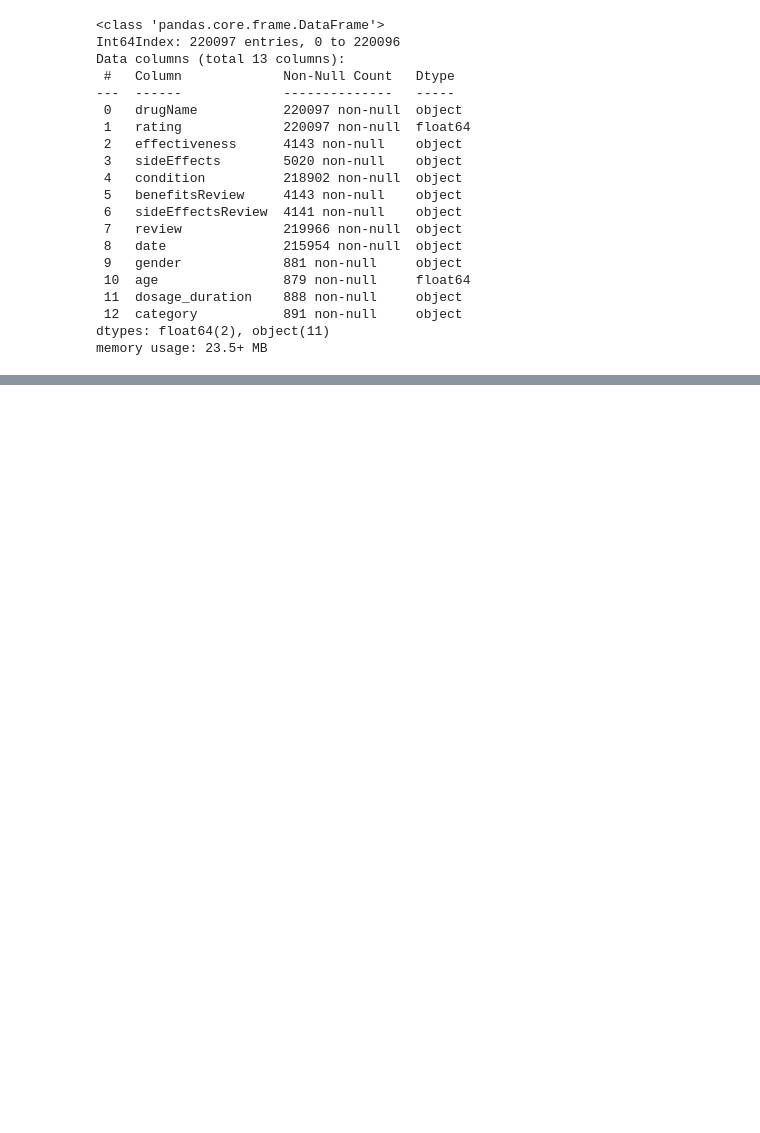
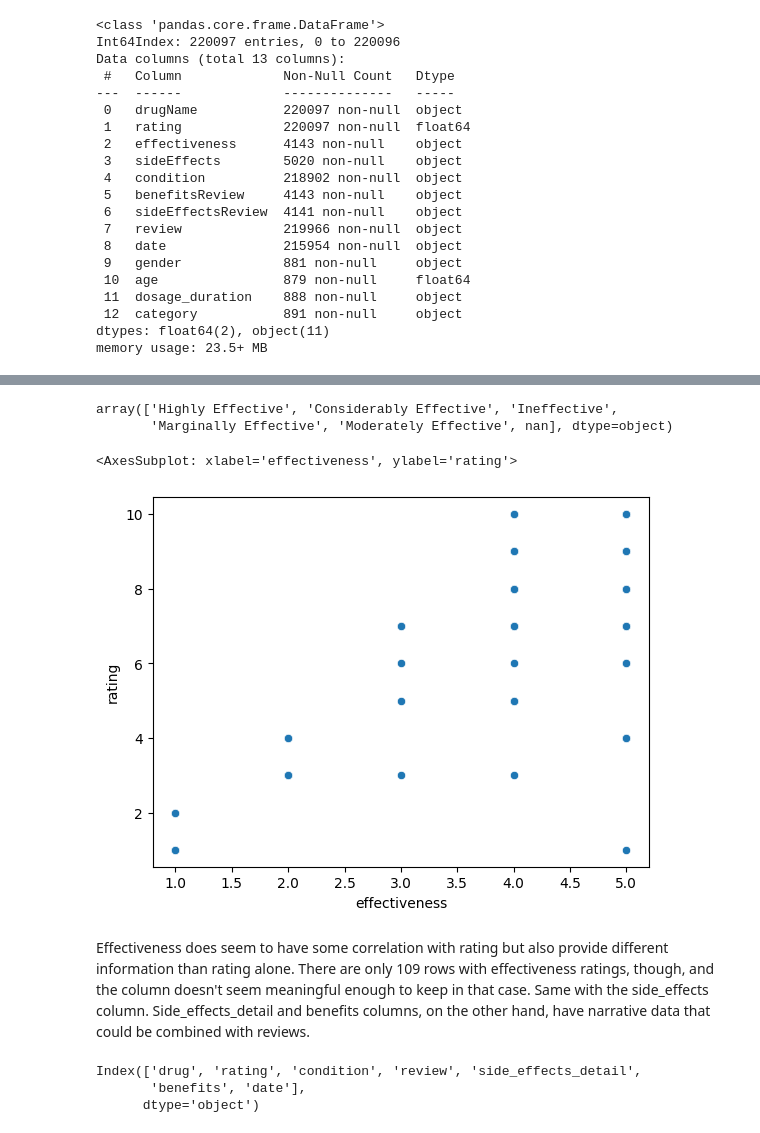
Before and after one commit to fractaldatalearning/psychedelic_efficacy, a Jupyter notebook: notebooks/1-kl-wrangle-tabular.ipynb, the cells around one changed output, grey strips where cells are left out. Cells and saved outputs as stored; diff of their text form; code cells hidden in the pictures; blank space fills up the shorter version.

```diff
--- a/notebooks/1-kl-wrangle-tabular.ipynb
+++ b/notebooks/1-kl-wrangle-tabular.ipynb
@@ -221,0 +371,5 @@ df = df.rename(columns={'drugName':'drug', 'sideEffects':'side_effects',
+# %%
+# Isolate rows that include drugs for psychologocal conditions.
+
+df = df[df['condition'].isin(psych_conditions)]
+df.info()
@@ -221,0 +394,4 @@ df = df.rename(columns={'drugName':'drug', 'sideEffects':'side_effects',
+# %%
+# Clean up each column. Drop obviously useless columns.
+df = df.reset_index()
+df.head(3)
@@ -221,0 +403,3 @@ df = df.rename(columns={'drugName':'drug', 'sideEffects':'side_effects',
+# %%
+df = df.drop(columns=['level_0', 'index', 'category', 'dosage_duration', 'age', 'gender'])
+df.head(3)
@@ -221,0 +514,3 @@ df = df.rename(columns={'drugName':'drug', 'sideEffects':'side_effects',
+# %%
+df['condition'] = df['condition'].replace(psych_conditions_dict)
+df.condition.unique()
@@ -221,0 +528,26 @@ df = df.rename(columns={'drugName':'drug', 'sideEffects':'side_effects',
+# %%
+# How is the effectiveness column different from the rating column?
+df.effectiveness.unique()
+# %% [output]
+array(['Highly Effective', 'Considerably Effective', 'Ineffective',
+       'Marginally Effective', 'Moderately Effective', nan], dtype=object)
+# %%
+# It may not make sense to keep this column if it is redundant.
+effectiveness_dict = {'Highly Effective':5, 'Considerably Effective':4, 'Ineffective':1,
+       'Marginally Effective':2, 'Moderately Effective':3}
+
+df['effectiveness'] = df['effectiveness'].replace(effectiveness_dict)
+
+sns.scatterplot(data=df, x='effectiveness', y='rating')
+# %% [output]
+<AxesSubplot: xlabel='effectiveness', ylabel='rating'>
+[figure, added]
+# %% [markdown]
+Effectiveness does seem to have some correlation with rating but also provide different information than rating alone. There are only 109 rows with effectiveness ratings, though, and the column doesn't seem meaningful enough to keep in that case. Same with the side_effects column. Side_effects_detail and benefits columns, on the other hand, have narrative data that could be combined with reviews.
+# %%
+df = df.drop(columns=['effectiveness', 'side_effects'])
+df.columns
+# %% [output]
+Index(['drug', 'rating', 'condition', 'review', 'side_effects_detail',
+       'benefits', 'date'],
+      dtype='object')
```
Also changed, not shown: parts of 26 cells of this notebook.
